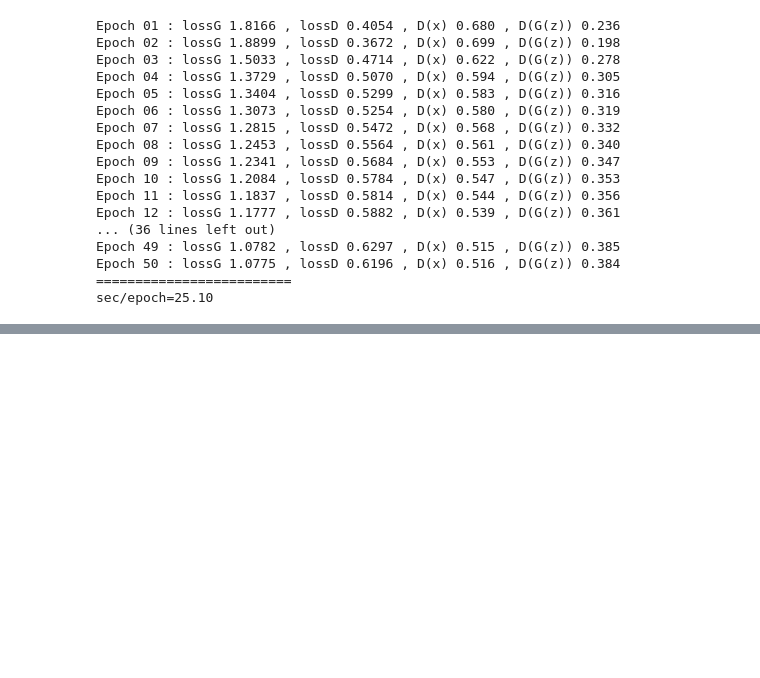
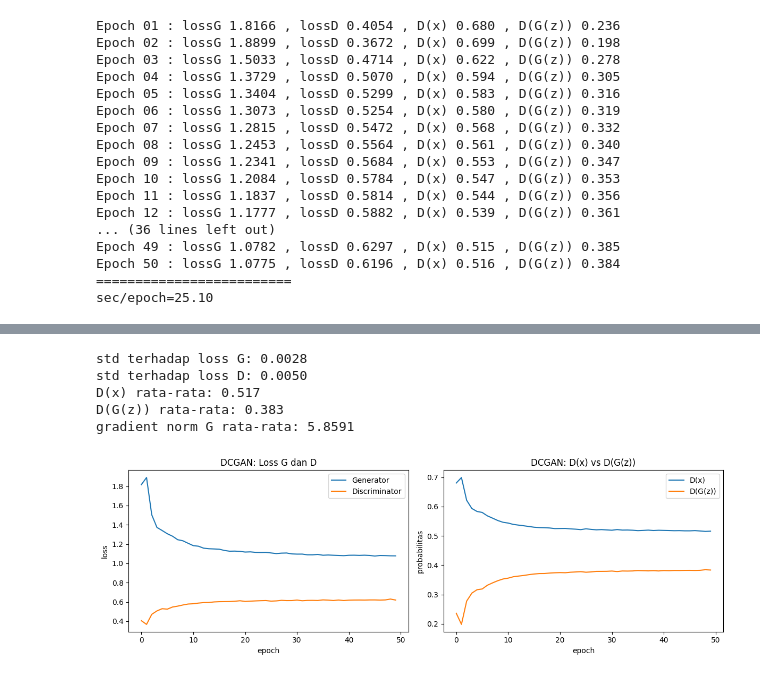
Before and after one commit to KenNicholas/komparatif-genai, a Jupyter notebook: komparatif_genai.ipynb, the cells around one changed output, grey strips where cells are left out. Saved outputs shown, nothing was run; the diff lists cells and outputs as text; code cells hidden in the pictures; blank space fills up the shorter version.

Commit message:
Fase 7: DCGAN (training, fid, stabilitas)

```diff
--- a/komparatif_genai.ipynb
+++ b/komparatif_genai.ipynb
@@ -1881,0 +1943,38 @@ sec/epoch=25.10
+# %%
+# stabilitas DCGAN
+import numpy as np
+
+lossG_akhir = hist_dc['loss_G'][-10:]
+lossD_akhir = hist_dc['loss_D'][-10:]
+std_rel_G = float(np.std(lossG_akhir) / (np.mean(lossG_akhir) + 1e-8))
+std_rel_D = float(np.std(lossD_akhir) / (np.mean(lossD_akhir) + 1e-8))
+
+print(f'std terhadap loss G: {std_rel_G:.4f}')
+print(f'std terhadap loss D: {std_rel_D:.4f}')
+print(f'D(x) rata-rata: {np.mean(hist_dc["D_real"][-10:]):.3f}')
+print(f'D(G(z)) rata-rata: {np.mean(hist_dc["D_fake"][-10:]):.3f}')
+print(f'gradient norm G rata-rata: {np.mean(hist_dc["grad_norm_G"][-10:]):.4f}')
+# %% [output]
+std terhadap loss G: 0.0028
+std terhadap loss D: 0.0050
+D(x) rata-rata: 0.517
+D(G(z)) rata-rata: 0.383
+gradient norm G rata-rata: 5.8591
+# %%
+# kurva loss G dan D
+import matplotlib.pyplot as plt
+
+fig, ax = plt.subplots(1, 2, figsize=(12, 4))
+ax[0].plot(hist_dc['loss_G'], label='Generator')
+ax[0].plot(hist_dc['loss_D'], label='Discriminator')
+ax[0].set_xlabel('epoch'); ax[0].set_ylabel('loss'); ax[0].legend()
+ax[0].set_title('DCGAN: Loss G dan D')
+ax[1].plot(hist_dc['D_real'], label='D(x)')
+ax[1].plot(hist_dc['D_fake'], label='D(G(z))')
+ax[1].set_xlabel('epoch'); ax[1].set_ylabel('probabilitas'); ax[1].legend()
+ax[1].set_title('DCGAN: D(x) vs D(G(z))')
+
+plt.tight_layout()
+plt.show()
+# %% [output]
+[figure, added]
```
Also changed, not shown: parts of 3 cells of this notebook.
